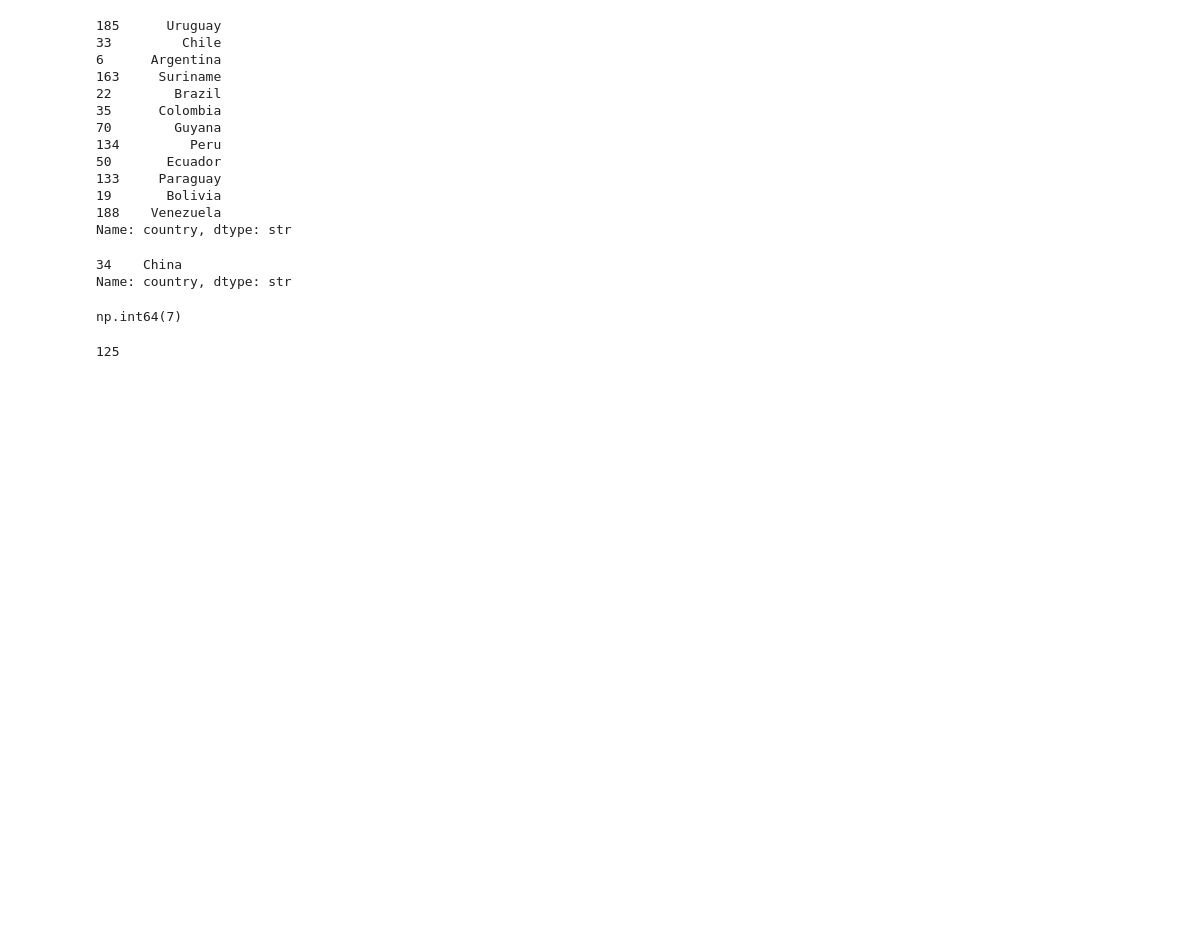
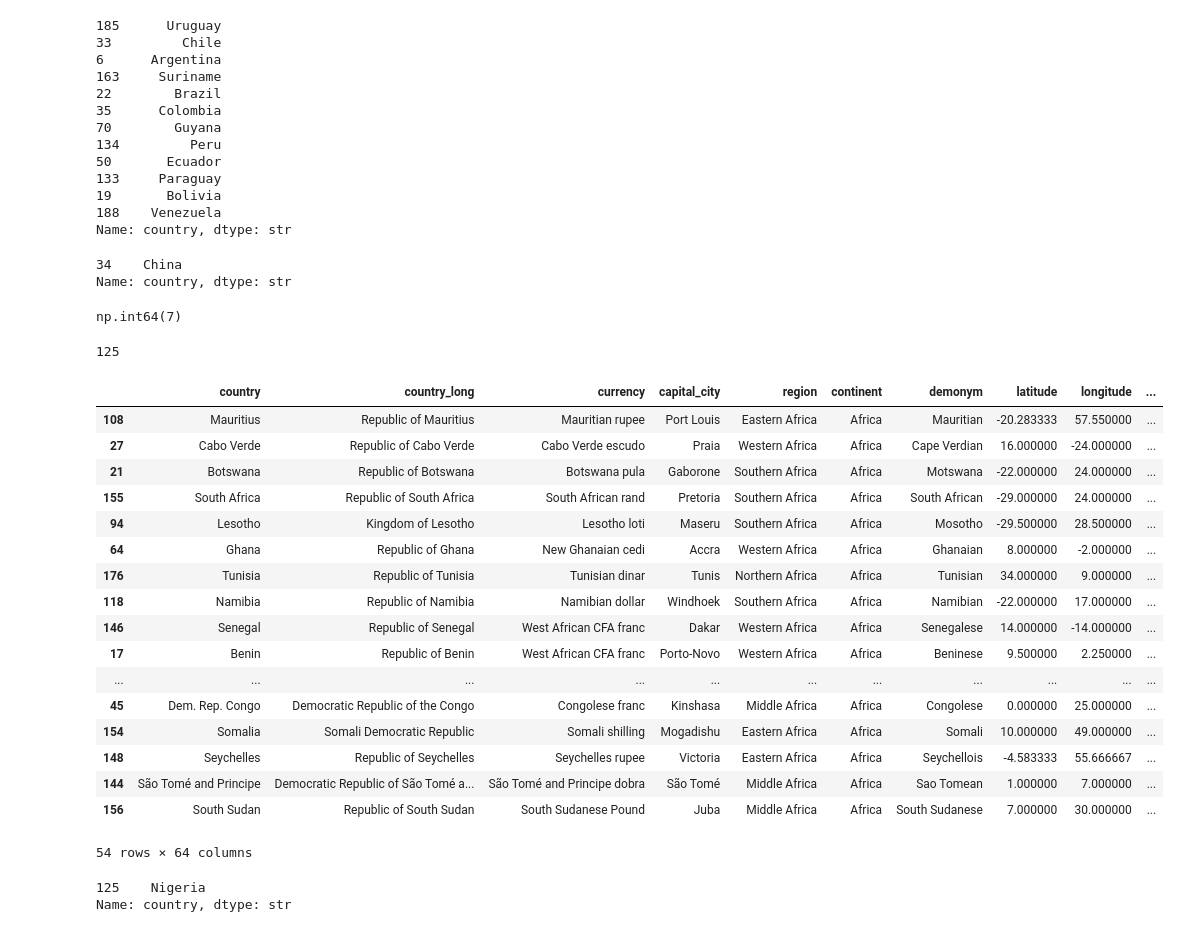
Before and after one commit to subhajit404/Data-Capston, a Jupyter notebook: main.ipynb, the cells around one changed output. Cells and saved outputs as stored; diff of their text form; code cells hidden in the pictures; blank space fills up the shorter version.

```diff
--- a/main.ipynb
+++ b/main.ipynb
@@ -170,3 +170,31 @@ df['country_long'].apply(counting)
 print(count)
 # %% [output]
 125
+# %%
+African_df=df[df['continent']=='Africa']
+# %%
+African_df
+# %% [output]
+|  | country | country_long | currency | capital_city | region | continent | demonym | latitude | longitude | ... |
+| 108 | Mauritius | Republic of Mauritius | Mauritian rupee | Port Louis | Eastern Africa | Africa | Mauritian | -20.283333 | 57.550000 | ... |
+| 27 | Cabo Verde | Republic of Cabo Verde | Cabo Verde escudo | Praia | Western Africa | Africa | Cape Verdian | 16.000000 | -24.000000 | ... |
+| 21 | Botswana | Republic of Botswana | Botswana pula | Gaborone | Southern Africa | Africa | Motswana | -22.000000 | 24.000000 | ... |
+| 155 | South Africa | Republic of South Africa | South African rand | Pretoria | Southern Africa | Africa | South African | -29.000000 | 24.000000 | ... |
+| 94 | Lesotho | Kingdom of Lesotho | Lesotho loti | Maseru | Southern Africa | Africa | Mosotho | -29.500000 | 28.500000 | ... |
+| 64 | Ghana | Republic of Ghana | New Ghanaian cedi | Accra | Western Africa | Africa | Ghanaian | 8.000000 | -2.000000 | ... |
+| 176 | Tunisia | Republic of Tunisia | Tunisian dinar | Tunis | Northern Africa | Africa | Tunisian | 34.000000 | 9.000000 | ... |
+| 118 | Namibia | Republic of Namibia | Namibian dollar | Windhoek | Southern Africa | Africa | Namibian | -22.000000 | 17.000000 | ... |
+| 146 | Senegal | Republic of Senegal | West African CFA franc | Dakar | Western Africa | Africa | Senegalese | 14.000000 | -14.000000 | ... |
+| 17 | Benin | Republic of Benin | West African CFA franc | Porto-Novo | Western Africa | Africa | Beninese | 9.500000 | 2.250000 | ... |
+| ... | ... | ... | ... | ... | ... | ... | ... | ... | ... | ... |
+| 45 | Dem. Rep. Congo | Democratic Republic of the Congo | Congolese franc | Kinshasa | Middle Africa | Africa | Congolese | 0.000000 | 25.000000 | ... |
+| 154 | Somalia | Somali Democratic Republic | Somali shilling | Mogadishu | Eastern Africa | Africa | Somali | 10.000000 | 49.000000 | ... |
+| 148 | Seychelles | Republic of Seychelles | Seychelles rupee | Victoria | Eastern Africa | Africa | Seychellois | -4.583333 | 55.666667 | ... |
+| 144 | São Tomé and Principe | Democratic Republic of São Tomé a... | São Tomé and Principe dobra | São Tomé | Middle Africa | Africa | Sao Tomean | 1.000000 | 7.000000 | ... |
+| 156 | South Sudan | Republic of South Sudan | South Sudanese Pound | Juba | Middle Africa | Africa | South Sudanese | 7.000000 | 30.000000 | ... |
+54 rows × 64 columns
+# %%
+African_df[African_df['population']==African_df['population'].max()]['country']
+# %% [output]
+125    Nigeria
+Name: country, dtype: str
```
